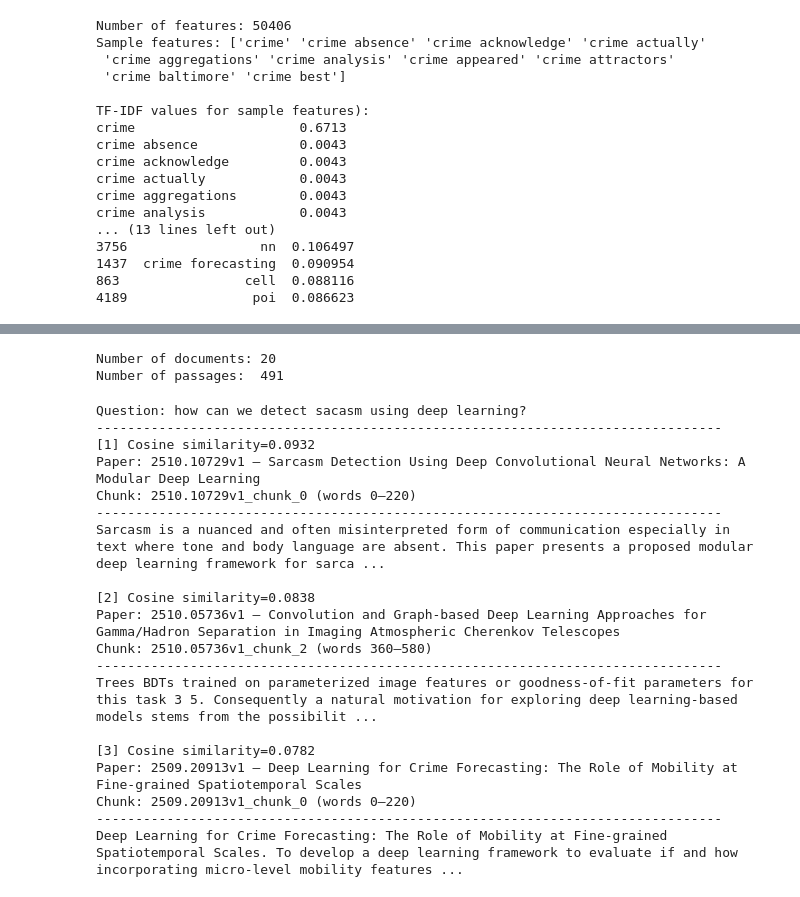
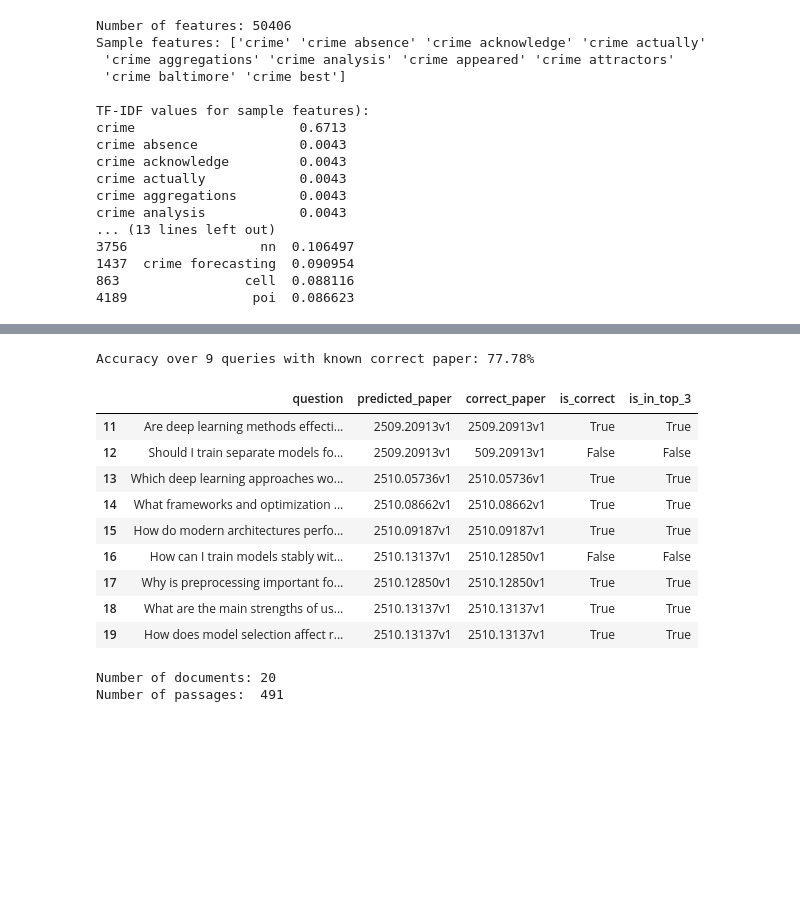
Before and after one commit to pnetsiri/TUW_NLP2025, a Jupyter notebook: milestone2/rule_based/MileStone2_TF_IDF.ipynb, the cells around one changed output, grey strips where cells are left out. Cells and saved outputs as stored; diff of their text form; code cells hidden in the pictures; blank space fills up the shorter version.

Commit message:
test all queries

```diff
--- a/milestone2/rule_based/MileStone2_TF_IDF.ipynb
+++ b/milestone2/rule_based/MileStone2_TF_IDF.ipynb
@@ -18,7 +19,8 @@ from IPython.display import Javascript
 from ipywidgets import Widget, Text, Button, VBox, Label
 from traitlets import Unicode
 # %%
-corpus_path = Path(r"C:\Users\netsi\OneDrive\Desktop\TU Wien\NLP\Topic12\corpus\corpus.json")
+base_path = Path().resolve().parent.parent
+corpus_path = Path(os.path.join(base_path, "corpus_json", "corpus.json"))
 
 with corpus_path.open("r", encoding="utf-8") as f:
     corpus = json.load(f)
@@ -175,13 +109,0 @@ how can we detect sacasm using deep learning?
-# %%
-#Show results at title level
-results = retrieve_tfidf(query, k=3)
-
-print(f"Question: {query}")
-print("-" * 80)
-
-for r in results:
-    print(f"[{r['rank']}] {r['id']}  (cosine similarity={r['score']:.4f})")
-    print(f"Paper title: {r["title"]}")
-    print("-" * 80)
-    print(r["text"][:500], "...")
-    print()
@@ -205,3 +168,29 @@ Real-Time Sign Language to text Translation using Deep Learning: A Comparative s
+# %%
+df_results = pd.DataFrame(results)
+
+# replace "None" strings with actual NaN values
+df_results['correct_paper'] = df_results['correct_paper'].replace(to_replace="None", value=np.nan)
+
+# compute accuracy only on rows with a known correct paper
+accuracy = df_results[df_results['correct_paper'].notna()]['is_correct'].mean()
+
+valid_queries = df_results['correct_paper'].notna().sum()
+
+print(f"Accuracy over {valid_queries} queries with known correct paper: {accuracy:.2%}")
+
+df_results[df_results['correct_paper'].notna()]
+# %% [output]
+Accuracy over 9 queries with known correct paper: 77.78%
+|  | question | predicted_paper | correct_paper | is_correct | is_in_top_3 |
+| 11 | Are deep learning methods effecti... | 2509.20913v1 | 2509.20913v1 | True | True |
+| 12 | Should I train separate models fo... | 2509.20913v1 | 509.20913v1 | False | False |
+| 13 | Which deep learning approaches wo... | 2510.05736v1 | 2510.05736v1 | True | True |
+| 14 | What frameworks and optimization ... | 2510.08662v1 | 2510.08662v1 | True | True |
+| 15 | How do modern architectures perfo... | 2510.09187v1 | 2510.09187v1 | True | True |
+| 16 | How can I train models stably wit... | 2510.13137v1 | 2510.12850v1 | False | False |
+| 17 | Why is preprocessing important fo... | 2510.12850v1 | 2510.12850v1 | True | True |
+| 18 | What are the main strengths of us... | 2510.13137v1 | 2510.13137v1 | True | True |
+| 19 | How does model selection affect r... | 2510.13137v1 | 2510.13137v1 | True | True |
 # %%
 def chunk_text(text, chunk_size=220, overlap=40):
 
@@ -299,36 +288,3 @@ def retrieve_tfidf_chunks(query: str, k: int = 3):
         })
 
     return results
-# %%
-results = retrieve_tfidf_chunks(query, k=3)
-
-print(f"Question: {query}")
-print("-" * 80)
-
-for r in results:
-    print(f"[{r['rank']}] Cosine similarity={r['score']:.4f}")
-    print(f"Paper: {r['doc_id']} — {r['title']}")
-    print(f"Chunk: {r['chunk_id']} (words {r['start_word']}–{r['end_word']})")
-    print("-" * 80)
-    print(r["text"][:500], "...")
-    print()
-# %% [output]
-Question: how can we detect sacasm using deep learning?
---------------------------------------------------------------------------------
-[1] Cosine similarity=0.0932
-Paper: 2510.10729v1 — Sarcasm Detection Using Deep Convolutional Neural Networks: A Modular Deep Learning
-Chunk: 2510.10729v1_chunk_0 (words 0–220)
---------------------------------------------------------------------------------
-Sarcasm is a nuanced and often misinterpreted form of communication especially in text where tone and body language are absent. This paper presents a proposed modular deep learning framework for sarca ...
-
-[2] Cosine similarity=0.0838
-Paper: 2510.05736v1 — Convolution and Graph-based Deep Learning Approaches for Gamma/Hadron Separation in Imaging Atmospheric Cherenkov Telescopes
-Chunk: 2510.05736v1_chunk_2 (words 360–580)
---------------------------------------------------------------------------------
-Trees BDTs trained on parameterized image features or goodness-of-fit parameters for this task 3 5. Consequently a natural motivation for exploring deep learning-based models stems from the possibilit ...
-
-[3] Cosine similarity=0.0782
-Paper: 2509.20913v1 — Deep Learning for Crime Forecasting: The Role of Mobility at Fine-grained Spatiotemporal Scales
-Chunk: 2509.20913v1_chunk_0 (words 0–220)
---------------------------------------------------------------------------------
-Deep Learning for Crime Forecasting: The Role of Mobility at Fine-grained Spatiotemporal Scales. To develop a deep learning framework to evaluate if and how incorporating micro-level mobility features ...
```
Also changed, not shown: parts of 8 cells of this notebook.
